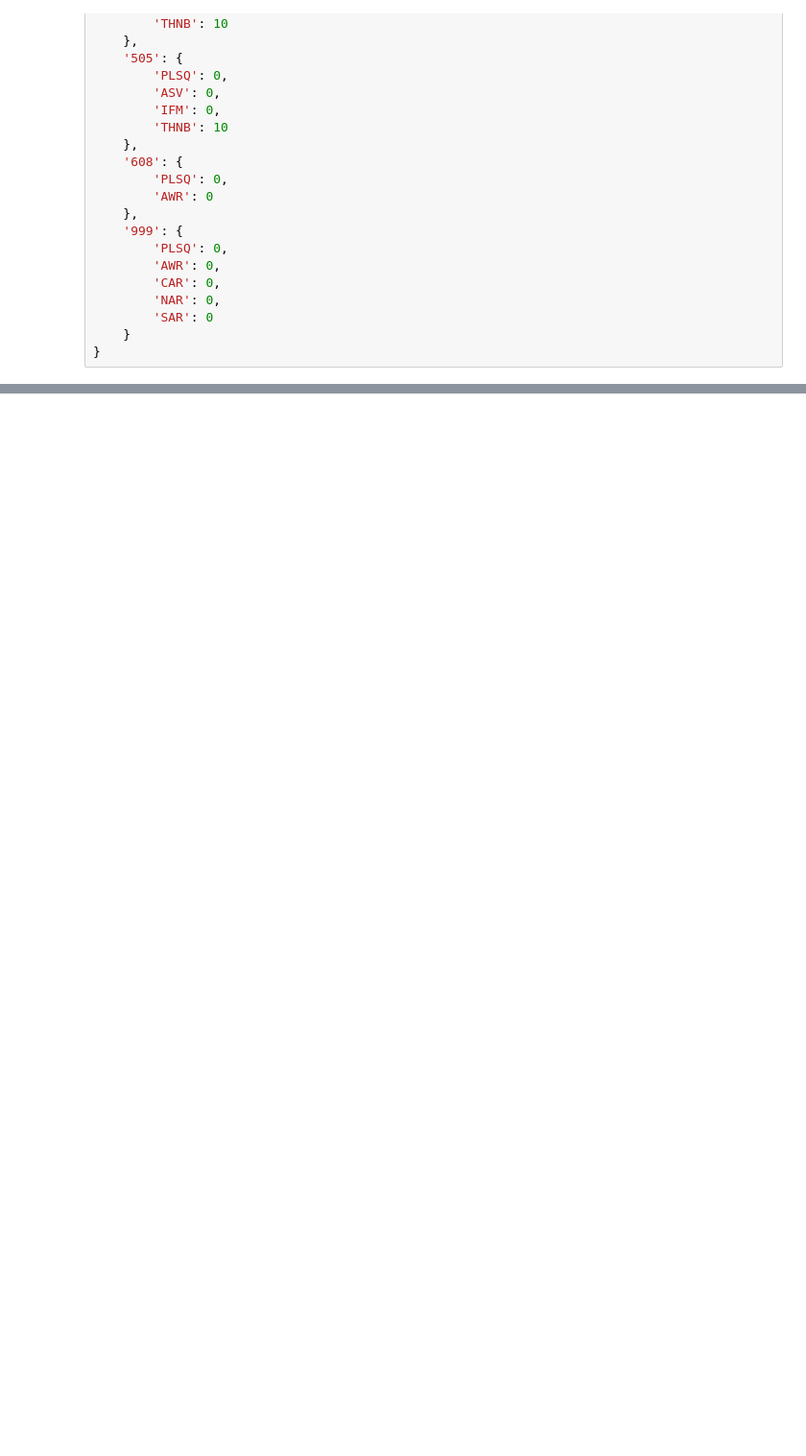
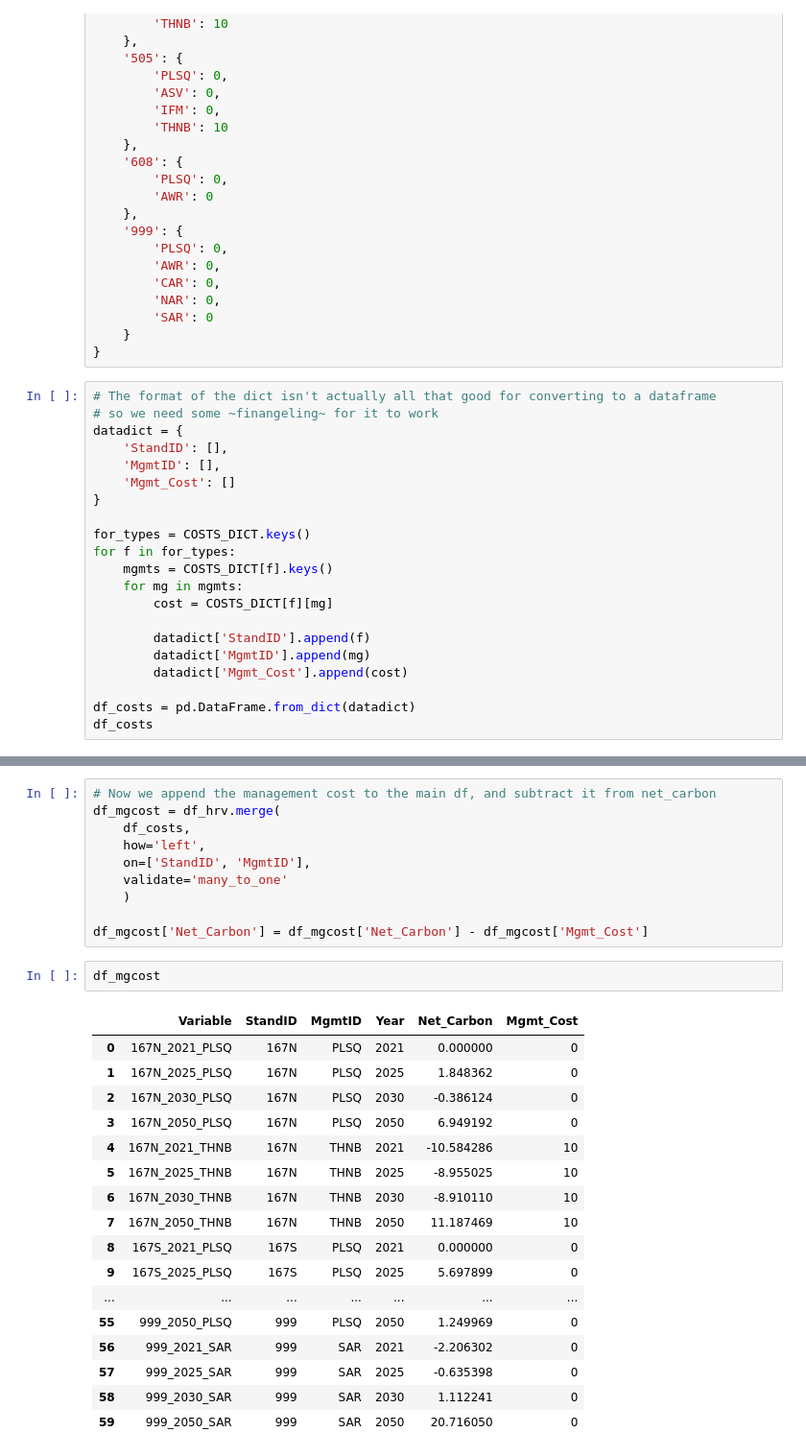
Before and after one commit to New-Jersey-Forest-Service/ForMOM, a Jupyter notebook: minimodel-running/run3_carboncosts/Data Work.ipynb, the cells around one changed output, grey strips where cells are left out. Shown at 96% size. Cells and saved outputs as stored; diff of their text form; blank space fills up the shorter version.

```diff
--- a/minimodel-running/run3_carboncosts/Data Work.ipynb
+++ b/minimodel-running/run3_carboncosts/Data Work.ipynb
@@ -191,3 +172,24 @@ COSTS_DICT = {
         'SAR': 0
     }
 }
+# %%
+# The format of the dict isn't actually all that good for converting to a dataframe
+# so we need some ~finangeling~ for it to work
+datadict = {
+    'StandID': [],
+    'MgmtID': [],
+    'Mgmt_Cost': []
+}
+
+for_types = COSTS_DICT.keys()
+for f in for_types:
+    mgmts = COSTS_DICT[f].keys()
+    for mg in mgmts:
+        cost = COSTS_DICT[f][mg]
+
+        datadict['StandID'].append(f)
+        datadict['MgmtID'].append(mg)
+        datadict['Mgmt_Cost'].append(cost)
+
+df_costs = pd.DataFrame.from_dict(datadict)
+df_costs
@@ -193,0 +213,30 @@ COSTS_DICT = {
+# %%
+# Now we append the management cost to the main df, and subtract it from net_carbon
+df_mgcost = df_hrv.merge(
+    df_costs,
+    how='left',
+    on=['StandID', 'MgmtID'],
+    validate='many_to_one'
+    )
+
+df_mgcost['Net_Carbon'] = df_mgcost['Net_Carbon'] - df_mgcost['Mgmt_Cost']
+# %%
+df_mgcost
+# %% [output]
+|  | Variable | StandID | MgmtID | Year | Net_Carbon | Mgmt_Cost |
+| 0 | 167N_2021_PLSQ | 167N | PLSQ | 2021 | 0.000000 | 0 |
+| 1 | 167N_2025_PLSQ | 167N | PLSQ | 2025 | 1.848362 | 0 |
+| 2 | 167N_2030_PLSQ | 167N | PLSQ | 2030 | -0.386124 | 0 |
+| 3 | 167N_2050_PLSQ | 167N | PLSQ | 2050 | 6.949192 | 0 |
+| 4 | 167N_2021_THNB | 167N | THNB | 2021 | -10.584286 | 10 |
+| 5 | 167N_2025_THNB | 167N | THNB | 2025 | -8.955025 | 10 |
+| 6 | 167N_2030_THNB | 167N | THNB | 2030 | -8.910110 | 10 |
+| 7 | 167N_2050_THNB | 167N | THNB | 2050 | 11.187469 | 10 |
+| 8 | 167S_2021_PLSQ | 167S | PLSQ | 2021 | 0.000000 | 0 |
+| 9 | 167S_2025_PLSQ | 167S | PLSQ | 2025 | 5.697899 | 0 |
+| ... | ... | ... | ... | ... | ... | ... |
+| 55 | 999_2050_PLSQ | 999 | PLSQ | 2050 | 1.249969 | 0 |
+| 56 | 999_2021_SAR | 999 | SAR | 2021 | -2.206302 | 0 |
+| 57 | 999_2025_SAR | 999 | SAR | 2025 | -0.635398 | 0 |
+| 58 | 999_2030_SAR | 999 | SAR | 2030 | 1.112241 | 0 |
+| 59 | 999_2050_SAR | 999 | SAR | 2050 | 20.716050 | 0 |
```
Also changed, not shown: parts of 5 cells of this notebook, 2 other files.
